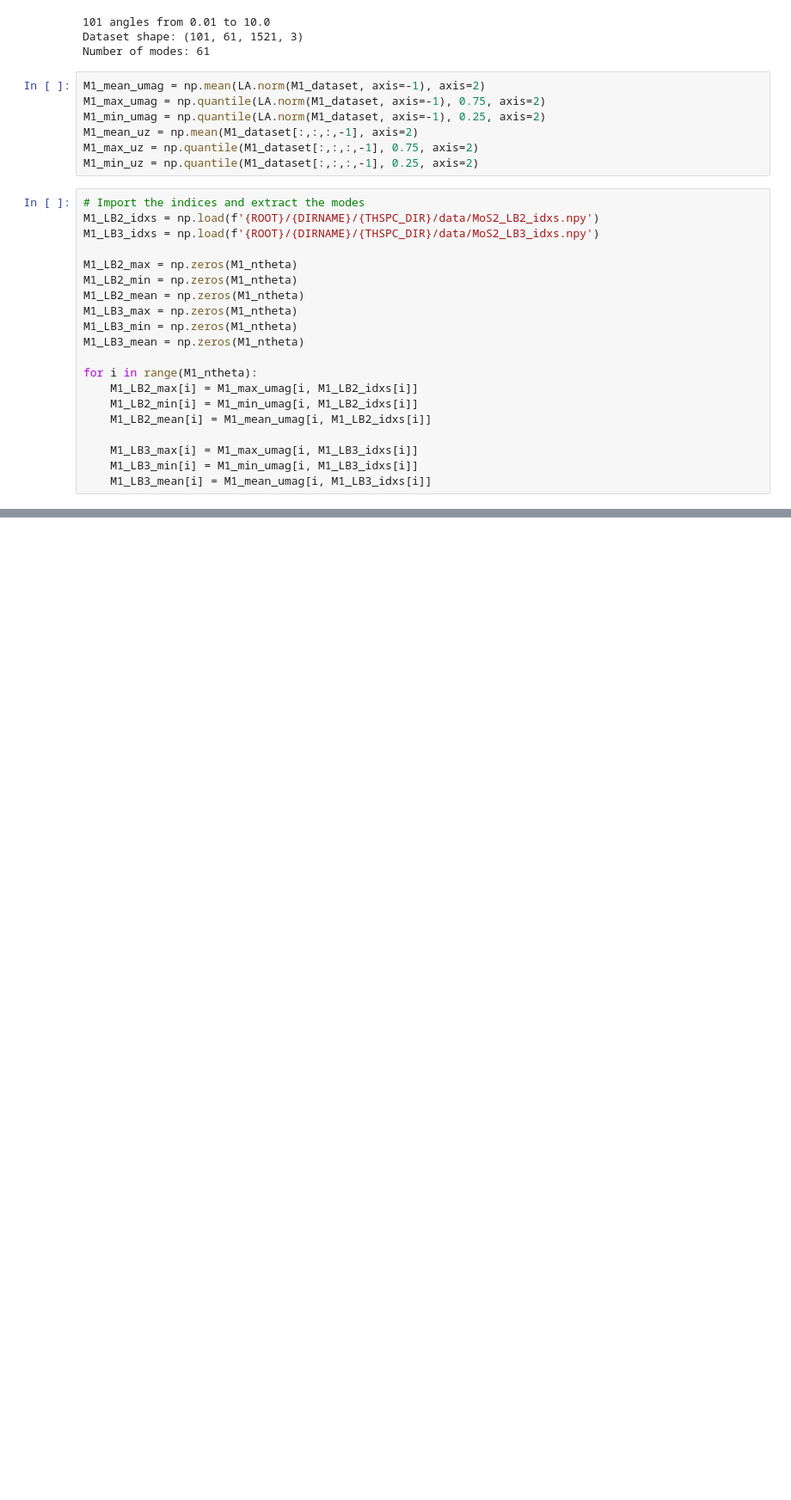
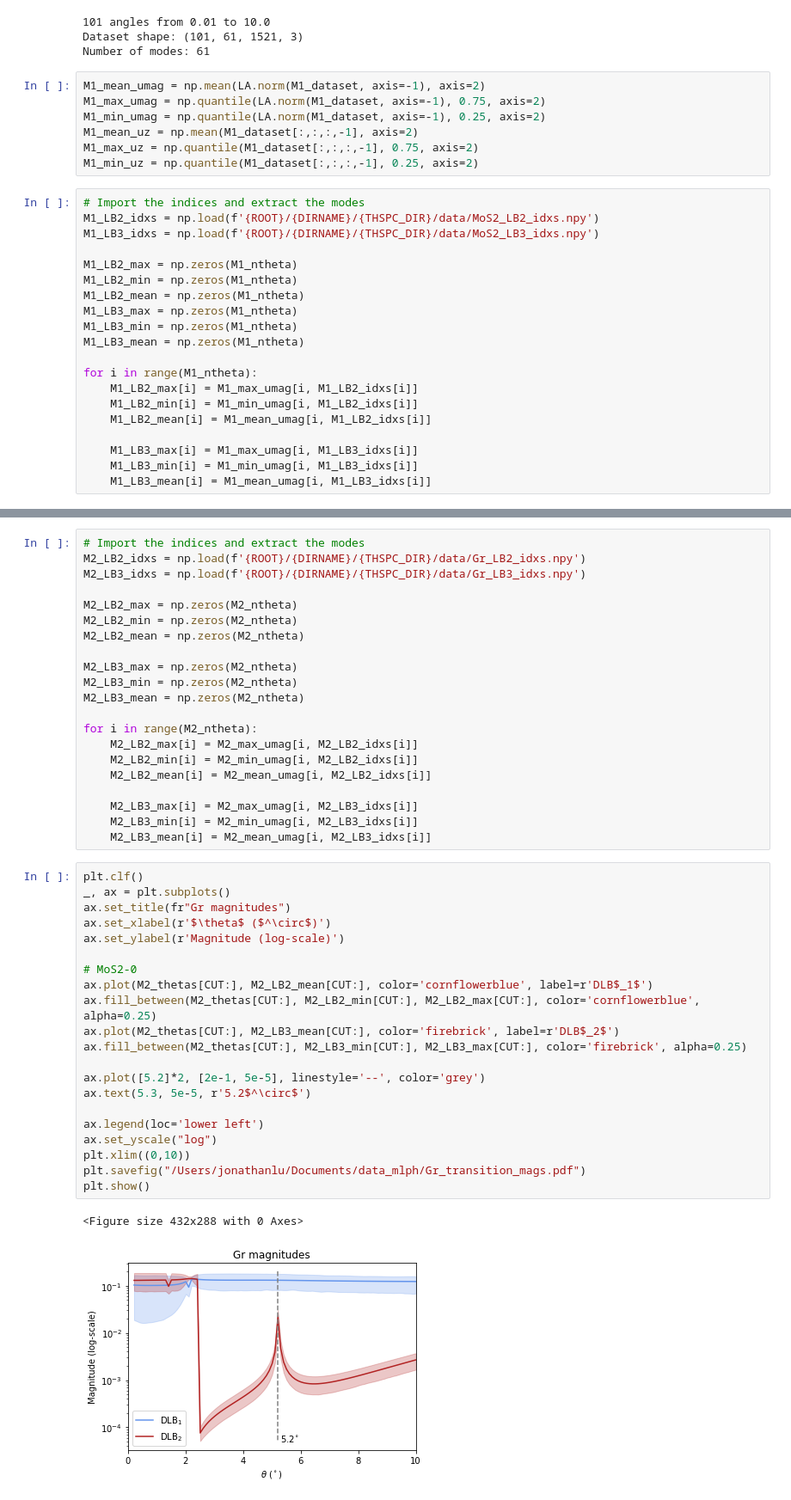
Before and after one commit to jz-lu/ml-ph, a Jupyter notebook: ALLEGRO_ANALYZER/transition_mags.ipynb, the cells around one changed output, grey strips where cells are left out. Shown at 86% size. Saved outputs shown, nothing was run; the diff lists cells and outputs as text; blank space fills up the shorter version.

```diff
--- a/ALLEGRO_ANALYZER/transition_mags.ipynb
+++ b/ALLEGRO_ANALYZER/transition_mags.ipynb
@@ -89,0 +123,45 @@ plt.show()
+# %%
+# Import the indices and extract the modes
+M2_LB2_idxs = np.load(f'{ROOT}/{DIRNAME}/{THSPC_DIR}/data/Gr_LB2_idxs.npy')
+M2_LB3_idxs = np.load(f'{ROOT}/{DIRNAME}/{THSPC_DIR}/data/Gr_LB3_idxs.npy')
+
+M2_LB2_max = np.zeros(M2_ntheta)
+M2_LB2_min = np.zeros(M2_ntheta)
+M2_LB2_mean = np.zeros(M2_ntheta)
+
+M2_LB3_max = np.zeros(M2_ntheta)
+M2_LB3_min = np.zeros(M2_ntheta)
+M2_LB3_mean = np.zeros(M2_ntheta)
+
+for i in range(M2_ntheta):
+    M2_LB2_max[i] = M2_max_umag[i, M2_LB2_idxs[i]]
+    M2_LB2_min[i] = M2_min_umag[i, M2_LB2_idxs[i]]
+    M2_LB2_mean[i] = M2_mean_umag[i, M2_LB2_idxs[i]]
+
+    M2_LB3_max[i] = M2_max_umag[i, M2_LB3_idxs[i]]
+    M2_LB3_min[i] = M2_min_umag[i, M2_LB3_idxs[i]]
+    M2_LB3_mean[i] = M2_mean_umag[i, M2_LB3_idxs[i]]
+# %%
+plt.clf()
+_, ax = plt.subplots()
+ax.set_title(fr"Gr magnitudes")
+ax.set_xlabel(r'$\theta$ ($^\circ$)')
+ax.set_ylabel(r'Magnitude (log-scale)')
+
+# MoS2-0
+ax.plot(M2_thetas[CUT:], M2_LB2_mean[CUT:], color='cornflowerblue', label=r'DLB$_1$')
+ax.fill_between(M2_thetas[CUT:], M2_LB2_min[CUT:], M2_LB2_max[CUT:], color='cornflowerblue', alpha=0.25)
+ax.plot(M2_thetas[CUT:], M2_LB3_mean[CUT:], color='firebrick', label=r'DLB$_2$')
+ax.fill_between(M2_thetas[CUT:], M2_LB3_min[CUT:], M2_LB3_max[CUT:], color='firebrick', alpha=0.25)
+
+ax.plot([5.2]*2, [2e-1, 5e-5], linestyle='--', color='grey')
+ax.text(5.3, 5e-5, r'5.2$^\circ$')
+
+ax.legend(loc='lower left')
+ax.set_yscale("log")
+plt.xlim((0,10))
+plt.savefig("/Users/jonathanlu/Documents/data_mlph/Gr_transition_mags.pdf")
+plt.show()
+# %% [output]
+<Figure size 432x288 with 0 Axes>
+[figure, added]
```
Also changed, not shown: parts of 9 cells of this notebook, 4 other files.
